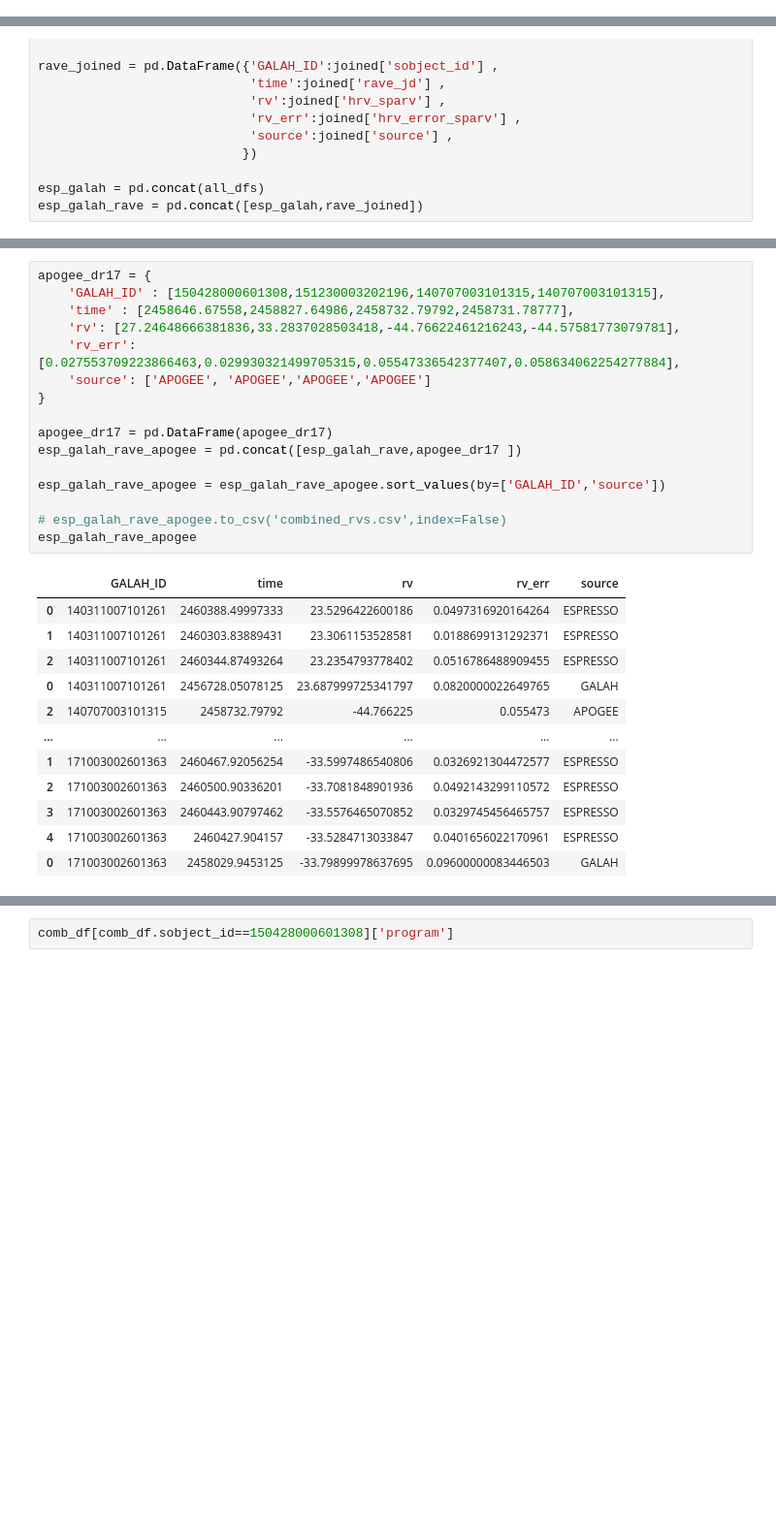
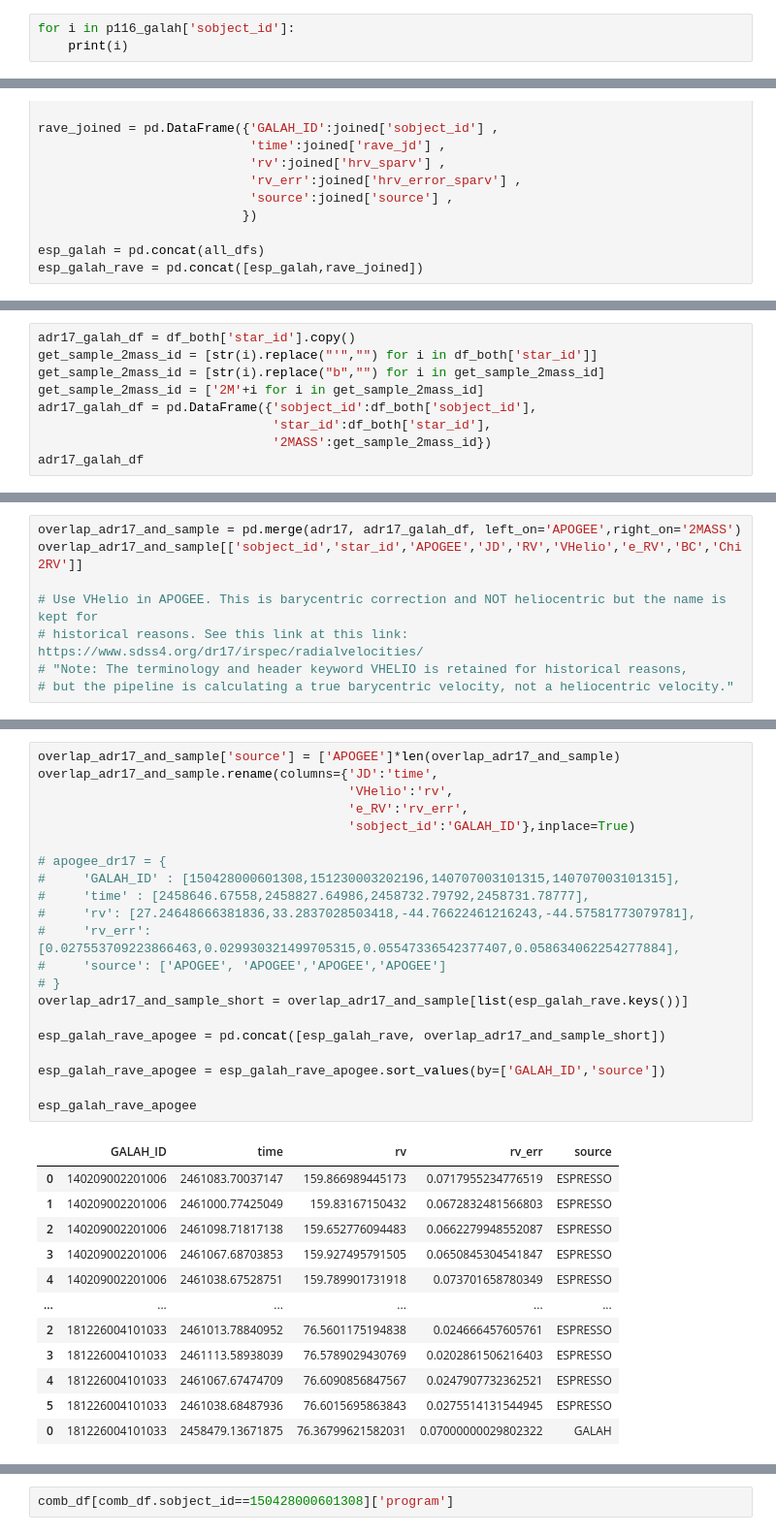
Before and after one commit to MaryumSayeed/ESPRESSO, a Jupyter notebook: scripts/combine_rvs.ipynb, the cells around one changed output, grey strips where cells are left out. Shown at 97% size. Saved outputs shown, nothing was run; the diff lists cells and outputs as text; blank space fills up the shorter version.

Commit message:
working on 116 data

```diff
--- a/scripts/combine_rvs.ipynb
+++ b/scripts/combine_rvs.ipynb
@@ -182,0 +189,3 @@ p113_galah = pd.merge(galah[['sobject_id','logg','teff']], df_p113,left_on='sobj
+# %%
+for i in p116_galah['sobject_id']:
+    print(i)
@@ -397,0 +442,9 @@ esp_galah_rave = pd.concat([esp_galah,rave_joined])
+# %%
+adr17_galah_df = df_both['star_id'].copy()
+get_sample_2mass_id = [str(i).replace("'","") for i in df_both['star_id']]
+get_sample_2mass_id = [str(i).replace("b","") for i in get_sample_2mass_id]
+get_sample_2mass_id = ['2M'+i for i in get_sample_2mass_id]
+adr17_galah_df = pd.DataFrame({'sobject_id':df_both['sobject_id'],
+                               'star_id':df_both['star_id'],
+                               '2MASS':get_sample_2mass_id})
+adr17_galah_df
@@ -397,0 +489,8 @@ esp_galah_rave = pd.concat([esp_galah,rave_joined])
+# %%
+overlap_adr17_and_sample = pd.merge(adr17, adr17_galah_df, left_on='APOGEE',right_on='2MASS')
+overlap_adr17_and_sample[['sobject_id','star_id','APOGEE','JD','RV','VHelio','e_RV','BC','Chi2RV']]
+
+# Use VHelio in APOGEE. This is barycentric correction and NOT heliocentric but the name is kept for
+# historical reasons. See this link at this link: https://www.sdss4.org/dr17/irspec/radialvelocities/
+# "Note: The terminology and header keyword VHELIO is retained for historical reasons,
+# but the pipeline is calculating a true barycentric velocity, not a heliocentric velocity."
@@ -398,29 +507,34 @@ esp_galah_rave = pd.concat([esp_galah,rave_joined])
 # %%
-apogee_dr17 = {
-    'GALAH_ID' : [150428000601308,151230003202196,140707003101315,140707003101315],
-    'time' : [2458646.67558,2458827.64986,2458732.79792,2458731.78777],
-    'rv': [27.24648666381836,33.2837028503418,-44.76622461216243,-44.57581773079781],
-    'rv_err':[0.027553709223866463,0.029930321499705315,0.05547336542377407,0.058634062254277884],
-    'source': ['APOGEE', 'APOGEE','APOGEE','APOGEE']
-}
+overlap_adr17_and_sample['source'] = ['APOGEE']*len(overlap_adr17_and_sample)
+overlap_adr17_and_sample.rename(columns={'JD':'time',
+                                         'VHelio':'rv',
+                                         'e_RV':'rv_err',
+                                         'sobject_id':'GALAH_ID'},inplace=True)
 
-apogee_dr17 = pd.DataFrame(apogee_dr17)
-esp_galah_rave_apogee = pd.concat([esp_galah_rave,apogee_dr17 ])
+# apogee_dr17 = {
+#     'GALAH_ID' : [150428000601308,151230003202196,140707003101315,140707003101315],
+#     'time' : [2458646.67558,2458827.64986,2458732.79792,2458731.78777],
+#     'rv': [27.24648666381836,33.2837028503418,-44.76622461216243,-44.57581773079781],
+#     'rv_err':[0.027553709223866463,0.029930321499705315,0.05547336542377407,0.058634062254277884],
+#     'source': ['APOGEE', 'APOGEE','APOGEE','APOGEE']
+# }
+overlap_adr17_and_sample_short = overlap_adr17_and_sample[list(esp_galah_rave.keys())]
+
+esp_galah_rave_apogee = pd.concat([esp_galah_rave, overlap_adr17_and_sample_short])
 
 esp_galah_rave_apogee = esp_galah_rave_apogee.sort_values(by=['GALAH_ID','source'])
 
-# esp_galah_rave_apogee.to_csv('combined_rvs.csv',index=False)
 esp_galah_rave_apogee
 # %% [output]
 |  | GALAH_ID | time | rv | rv_err | source |
-| 0 | 140311007101261 | 2460388.49997333 | 23.5296422600186 | 0.0497316920164264 | ESPRESSO |
-| 1 | 140311007101261 | 2460303.83889431 | 23.3061153528581 | 0.0188699131292371 | ESPRESSO |
-| 2 | 140311007101261 | 2460344.87493264 | 23.2354793778402 | 0.0516786488909455 | ESPRESSO |
-| 0 | 140311007101261 | 2456728.05078125 | 23.687999725341797 | 0.0820000022649765 | GALAH |
-| 2 | 140707003101315 | 2458732.79792 | -44.766225 | 0.055473 | APOGEE |
+| 0 | 140209002201006 | 2461083.70037147 | 159.866989445173 | 0.0717955234776519 | ESPRESSO |
+| 1 | 140209002201006 | 2461000.77425049 | 159.83167150432 | 0.0672832481566803 | ESPRESSO |
+| 2 | 140209002201006 | 2461098.71817138 | 159.652776094483 | 0.0662279948552087 | ESPRESSO |
+| 3 | 140209002201006 | 2461067.68703853 | 159.927495791505 | 0.0650845304541847 | ESPRESSO |
+| 4 | 140209002201006 | 2461038.67528751 | 159.789901731918 | 0.073701658780349 | ESPRESSO |
 | ... | ... | ... | ... | ... | ... |
-| 1 | 171003002601363 | 2460467.92056254 | -33.5997486540806 | 0.0326921304472577 | ESPRESSO |
-| 2 | 171003002601363 | 2460500.90336201 | -33.7081848901936 | 0.0492143299110572 | ESPRESSO |
-| 3 | 171003002601363 | 2460443.90797462 | -33.5576465070852 | 0.0329745456465757 | ESPRESSO |
-| 4 | 171003002601363 | 2460427.904157 | -33.5284713033847 | 0.0401656022170961 | ESPRESSO |
-| 0 | 171003002601363 | 2458029.9453125 | -33.79899978637695 | 0.09600000083446503 | GALAH |
+| 2 | 181226004101033 | 2461013.78840952 | 76.5601175194838 | 0.024666457605761 | ESPRESSO |
+| 3 | 181226004101033 | 2461113.58938039 | 76.5789029430769 | 0.0202861506216403 | ESPRESSO |
+| 4 | 181226004101033 | 2461067.67474709 | 76.6090856847567 | 0.0247907732362521 | ESPRESSO |
+| 5 | 181226004101033 | 2461038.68487936 | 76.6015695863843 | 0.0275514131544945 | ESPRESSO |
+| 0 | 181226004101033 | 2458479.13671875 | 76.36799621582031 | 0.07000000029802322 | GALAH |
```
Also changed, not shown: parts of 29 cells of this notebook.
